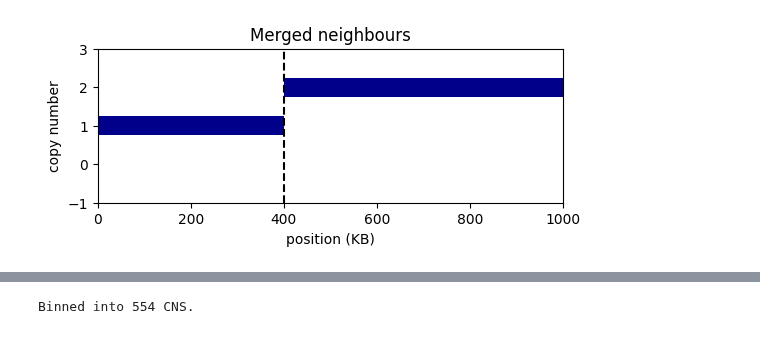
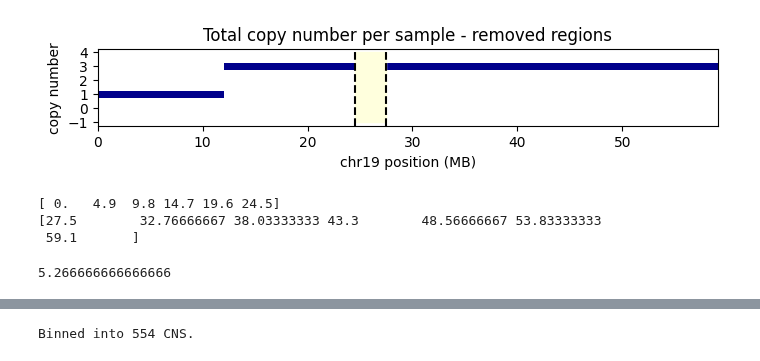
Before and after one commit to ICCB-Cologne/CNSistent, a Jupyter notebook: notebooks/docs/illustrations.ipynb, the cells around one changed output, grey strips where cells are left out. Drawn from its saved outputs; the diff is of its cells as text; code cells hidden in the pictures.

```diff
--- a/notebooks/docs/illustrations.ipynb
+++ b/notebooks/docs/illustrations.ipynb
@@ -83,26 +97,42 @@ fig.savefig(f'{docs_path}/example_impute.pdf', transparent=True, bbox_inches='ti
 # %%
-# Create a new figure
-fig, ax = plt.subplots(1, 1, figsize=(6, 2))
+fig, ax = plt.subplots(1, 1, figsize=(8, 1))
+yticks = np.arange(-1, 5)
+
 
 # Add horizontal bars
-plt.barh([1, 2], [150, 450], left=[100, 550], height=0.5, color='darkblue')
-plt.barh([1, 1, 2], [100, 150, 150], left=[0, 250, 400], height=0.5, color='darkblue')
-# add vertical line at 400
-plt.axvline(x=400, color='k', linestyle='--')
+ax.barh([1, 3], [12, 48], left=[0, 12], height=0.5, color='darkblue', label="sample1")
+
+# add a square on -1 < t < 3 and 0 < x < 100
+plt.fill_between([24.5, 27.5], -1, 4, color='#FFFFDD', alpha=1)
+
+plt.axvline(x=24.5, color='k', linestyle='--')
+plt.axvline(x=27.5, color='k', linestyle='--')
+
 
 # Set the limits of the x-axis
-plt.xlim(0, 1000)
-
-plt.yticks(yticks)
+ax.set_xlim(0, x_max)
+ax.set_yticks(yticks)
 
 # label
-plt.title('Merged neighbours')
-plt.xlabel('position (KB)')
-plt.ylabel('copy number')
+ax.set_title('Total copy number per sample - removed regions')
+ax.set_xlabel('chr19 position (MB)')
+ax.set_ylabel('copy number')
 
-
-fig.savefig(f'{docs_path}/example_merge.png', transparent=True, bbox_inches='tight', dpi=300)
-fig.savefig(f'{docs_path}/example_merge.pdf', transparent=True, bbox_inches='tight')
+fig.savefig(f'{docs_path}/example_remove.png', transparent=True, bbox_inches='tight', dpi=300)
+fig.savefig(f'{docs_path}/example_remove.pdf', transparent=True, bbox_inches='tight')
 # %% [output]
-[figure, old version]
+[figure, new version]
+# %%
+l_borders = np.linspace(0, 24.5, 6)
+r_borders = np.linspace(27.5, x_max, 7)
+print(l_borders)
+print(r_borders)
+# %% [output]
+[ 0.   4.9  9.8 14.7 19.6 24.5]
+[27.5        32.76666667 38.03333333 43.3        48.56666667 53.83333333
+ 59.1       ]
+# %%
+r_borders[1] - r_borders[0]
+# %% [output]
+5.266666666666666
 # %%
```
Also changed, not shown: parts of 8 cells of this notebook, 8 other files.
